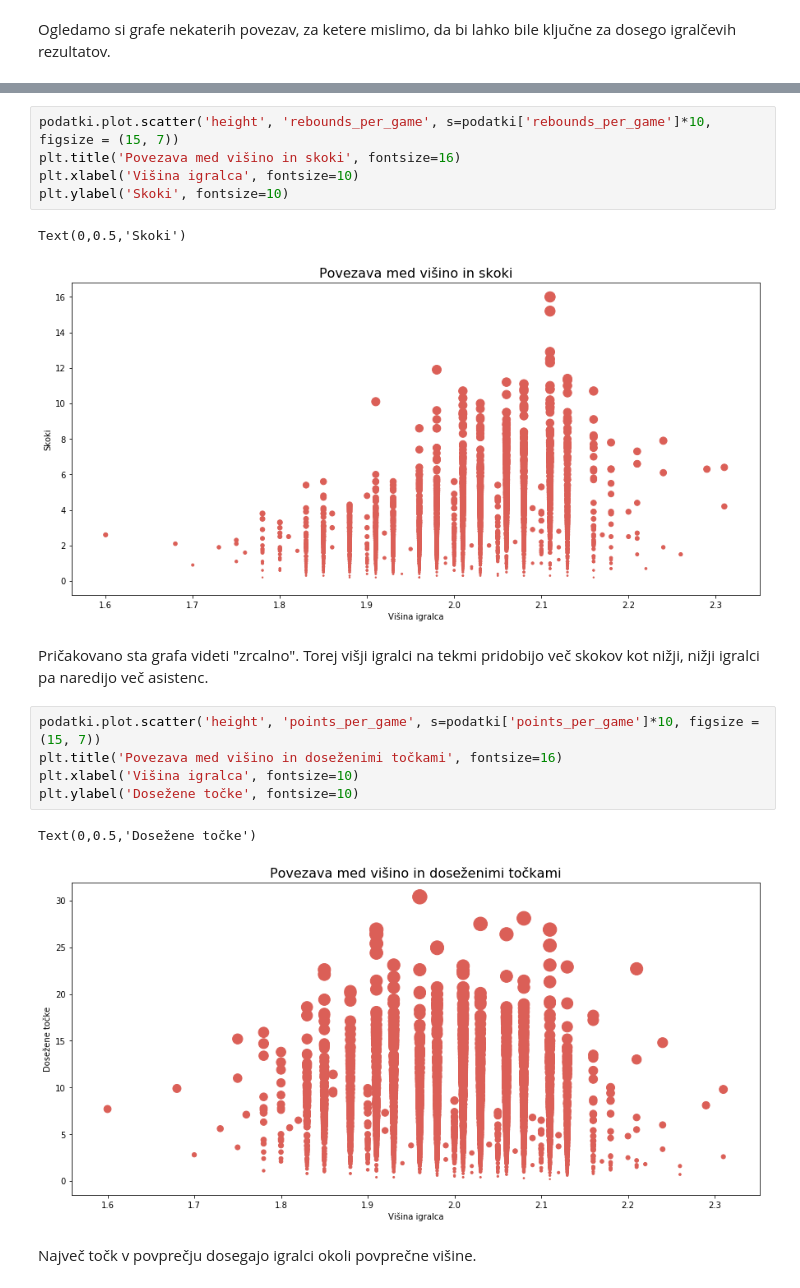
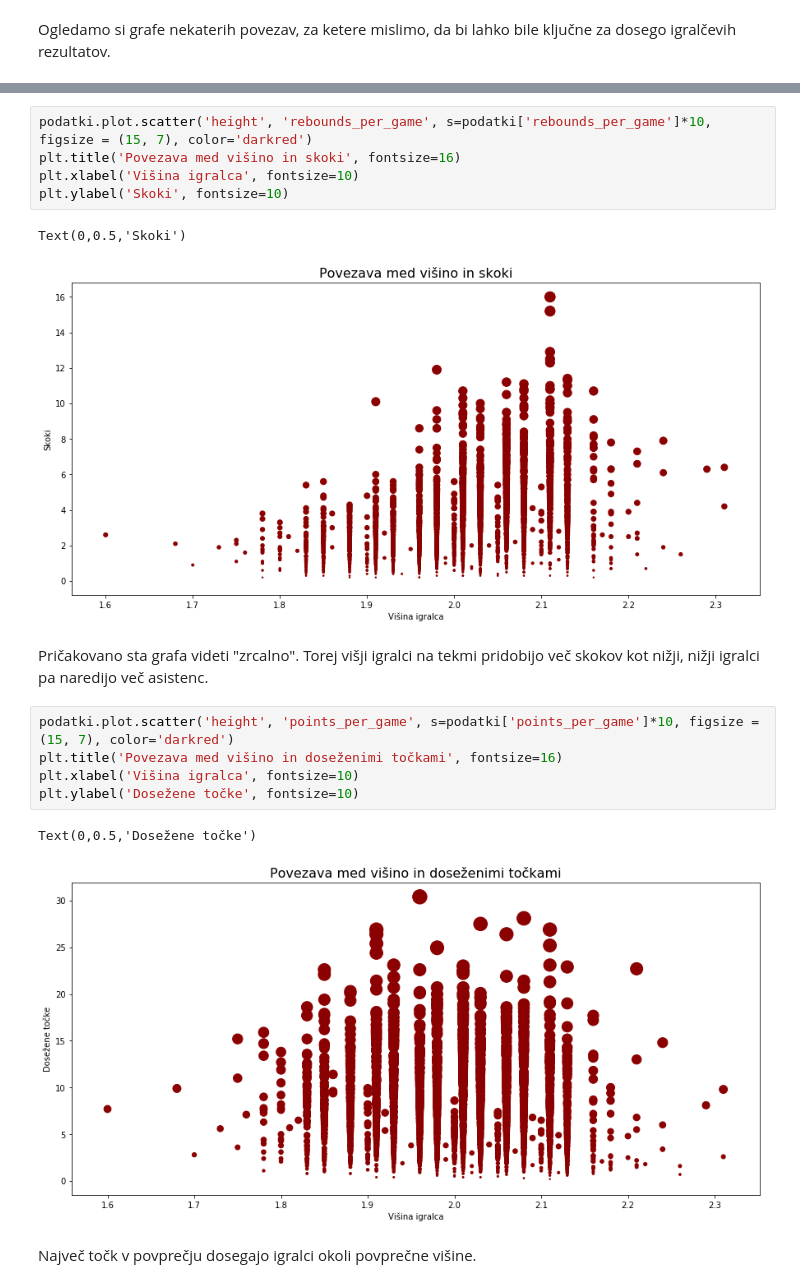
Before and after one commit to sarabizjak7/NBA_players, a Jupyter notebook: data_analysis.ipynb, the cells around one changed output, grey strips where cells are left out. Drawn from its saved outputs; the diff is of its cells as text.

```diff
--- a/data_analysis.ipynb
+++ b/data_analysis.ipynb
@@ -392,21 +391,21 @@ Text(0,0.5,'Asistence')
 # %%
-podatki.plot.scatter('height', 'rebounds_per_game', s=podatki['rebounds_per_game']*10, figsize = (15, 7))
+podatki.plot.scatter('height', 'rebounds_per_game', s=podatki['rebounds_per_game']*10, figsize = (15, 7), color='darkred')
 plt.title('Povezava med višino in skoki', fontsize=16)
 plt.xlabel('Višina igralca', fontsize=10)
 plt.ylabel('Skoki', fontsize=10)
 # %% [output]
 Text(0,0.5,'Skoki')
-[figure, old version]
+[figure, new version]
 # %% [markdown]
 Pričakovano sta grafa videti "zrcalno". Torej višji igralci na tekmi pridobijo več skokov kot nižji, nižji igralci pa naredijo več asistenc.
 # %%
-podatki.plot.scatter('height', 'points_per_game', s=podatki['points_per_game']*10, figsize = (15, 7))
+podatki.plot.scatter('height', 'points_per_game', s=podatki['points_per_game']*10, figsize = (15, 7), color='darkred')
 plt.title('Povezava med višino in doseženimi točkami', fontsize=16)
 plt.xlabel('Višina igralca', fontsize=10)
 plt.ylabel('Dosežene točke', fontsize=10)
 # %% [output]
 Text(0,0.5,'Dosežene točke')
-[figure, old version]
+[figure, new version]
 # %% [markdown]
 Največ točk v povprečju dosegajo igralci okoli povprečne višine.
 # %% [markdown]
```
Also changed, not shown: parts of 11 cells of this notebook.
